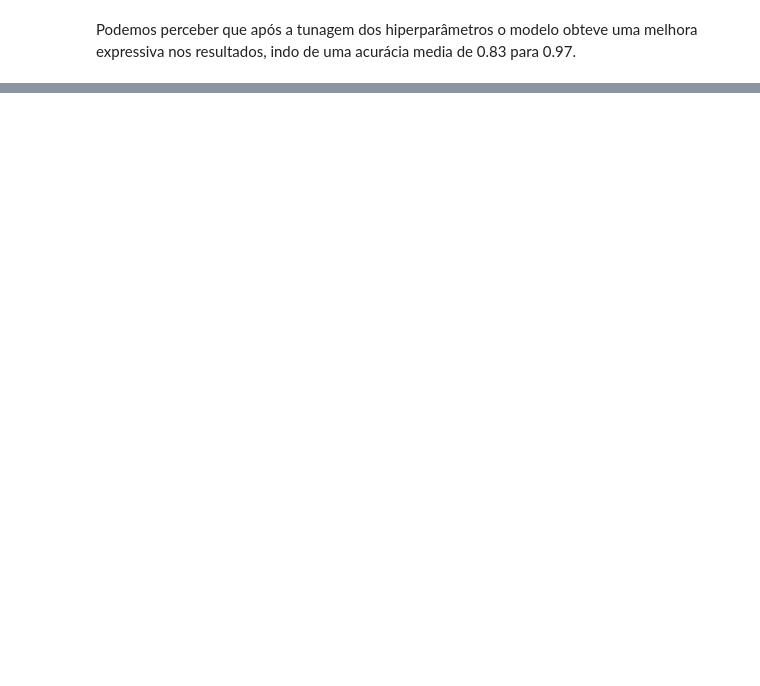
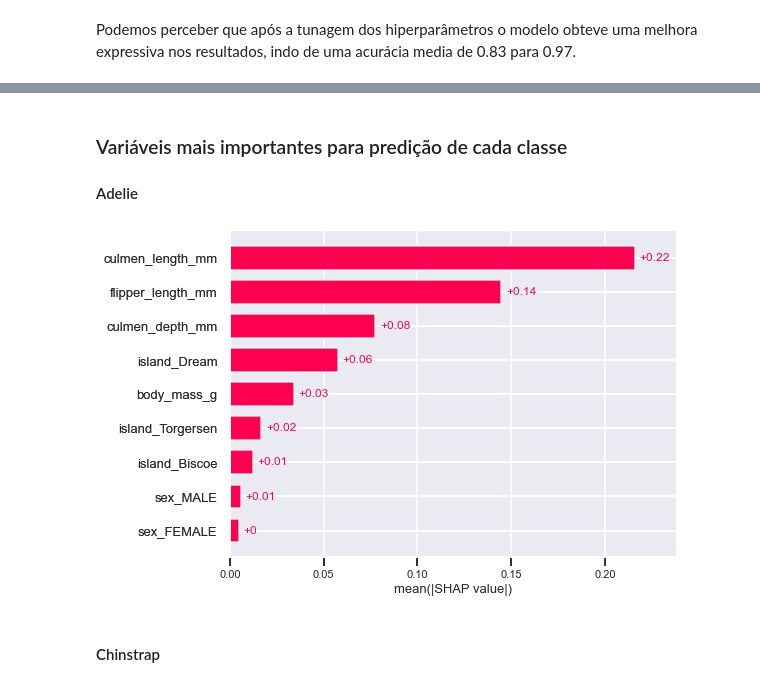
Before and after one commit to TheMoodyBlues/Trabalho_1_ML, a Jupyter notebook: pinguin.ipynb, the cells around one changed output, grey strips where cells are left out. Saved outputs shown, nothing was run; the diff lists cells and outputs as text; code cells hidden in the pictures; blank space fills up the shorter version.

Commit message:
mudanças shap

```diff
--- a/pinguin.ipynb
+++ b/pinguin.ipynb
@@ -788,0 +796,12 @@ Podemos perceber que após a tunagem dos hiperparâmetros o modelo obteve uma me
+# %%
+dados = pd.read_csv("penguins.csv")
+dados = dados.dropna()
+dados = dados[dados['sex'] != "."]
+X = dados.drop('species',1)
+y = pd.DataFrame(dados['species'])
+# One hot encoding
+X = pd.get_dummies(X)
+# Modelo
+rf = RandomForestClassifier()
+# Ajuste
+rf = rf.fit(X,y.values.ravel())
@@ -788,0 +820,12 @@ Podemos perceber que após a tunagem dos hiperparâmetros o modelo obteve uma me
+# %% [markdown]
+### Variáveis mais importantes para predição de cada classe
+
+#### Adelie
+# %%
+explainer = shap.Explainer(rf)
+shap_test = explainer(X)
+shap.plots.bar(shap_test[:,:,0]) #mudar para diferents classes
+# %% [output]
+[figure, added]
+# %% [markdown]
+#### Chinstrap
```
Also changed, not shown: parts of 49 cells of this notebook.
